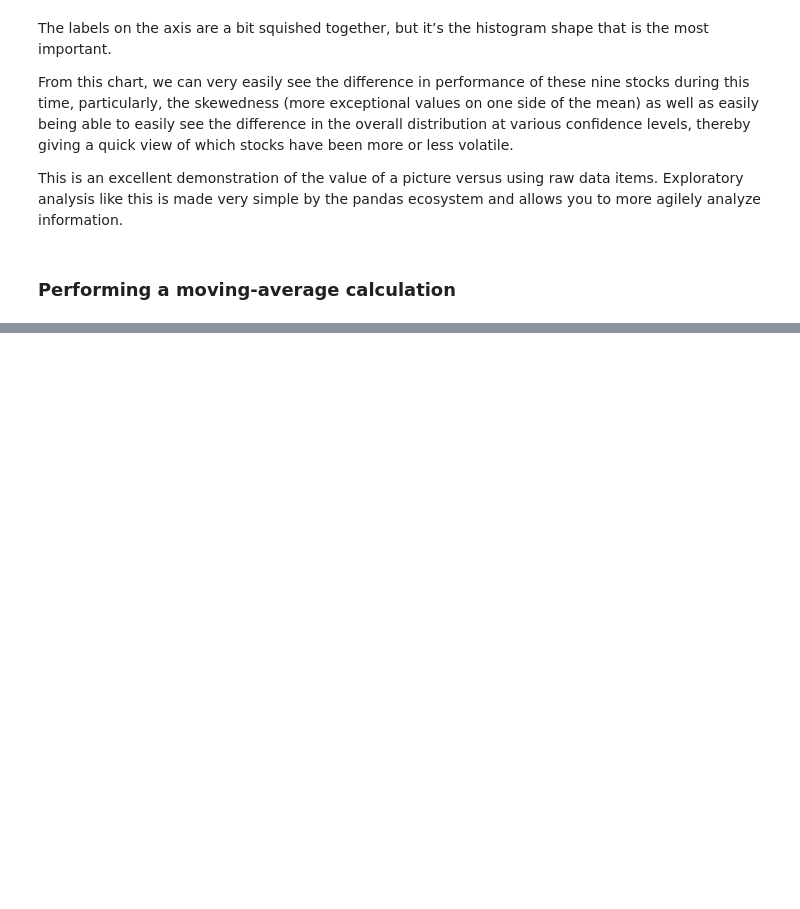
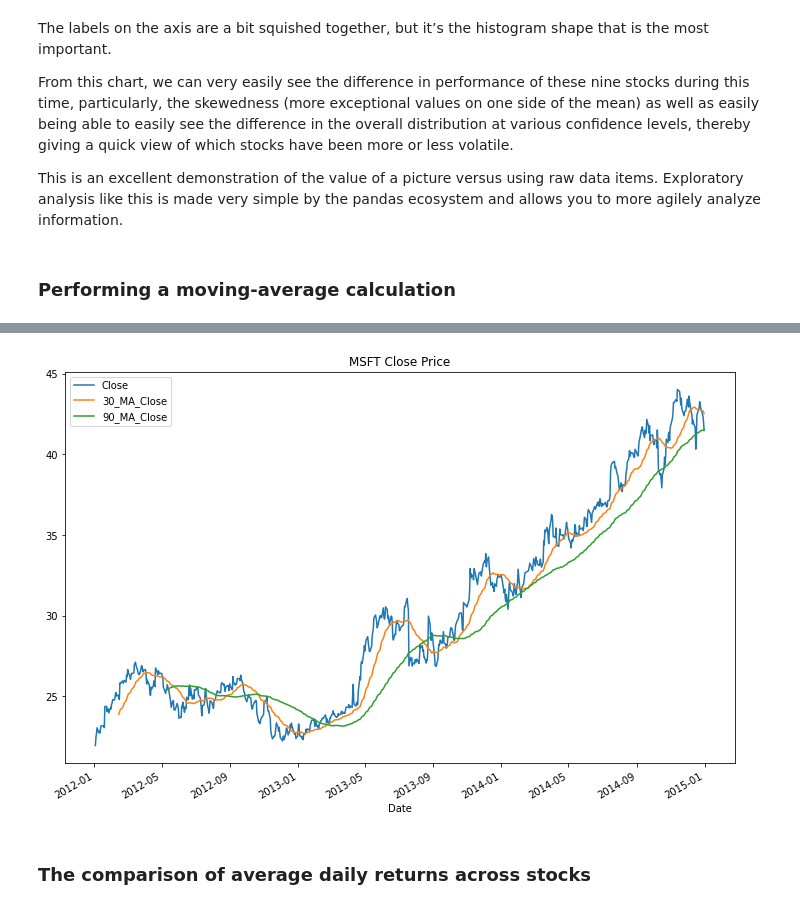
Before and after one commit to apkap83/Pandas_Notes, a Jupyter notebook: Learning_Pandas_Chapter_12 - Applications to Finance.ipynb, the cells around one changed output, grey strips where cells are left out. Saved outputs shown, nothing was run; the diff lists cells and outputs as text; code cells hidden in the pictures; blank space fills up the shorter version.

```diff
--- a/Learning_Pandas_Chapter_12 - Applications to Finance.ipynb
+++ b/Learning_Pandas_Chapter_12 - Applications to Finance.ipynb
@@ -499,0 +510,4 @@ you to more agilely analyze information.</p>
+# %%
+# extract just MSFT close
+msft_close = close_px[['MSFT']]['MSFT']
+msft_close
@@ -499,0 +528,16 @@ you to more agilely analyze information.</p>
+# %%
+# calculate the 30 and 90 day rolling means
+ma_30 = msft_close.rolling(30).mean()
+ma_90 = msft_close.rolling(90).mean()
+
+# compose into a DataFrame that can be plotted
+result = pd.DataFrame({'Close': msft_close, '30_MA_Close': ma_30, '90_MA_Close': ma_90})
+
+# plot all the series against each other
+result.plot(title="MSFT Close Price")
+plt.gcf().set_size_inches(12,8)
+# %% [output]
+[figure, added]
+# %% [markdown]
+<h3>The comparison of average daily returns across
+stocks</h3>
```
Also changed, not shown: parts of 2 cells of this notebook.
